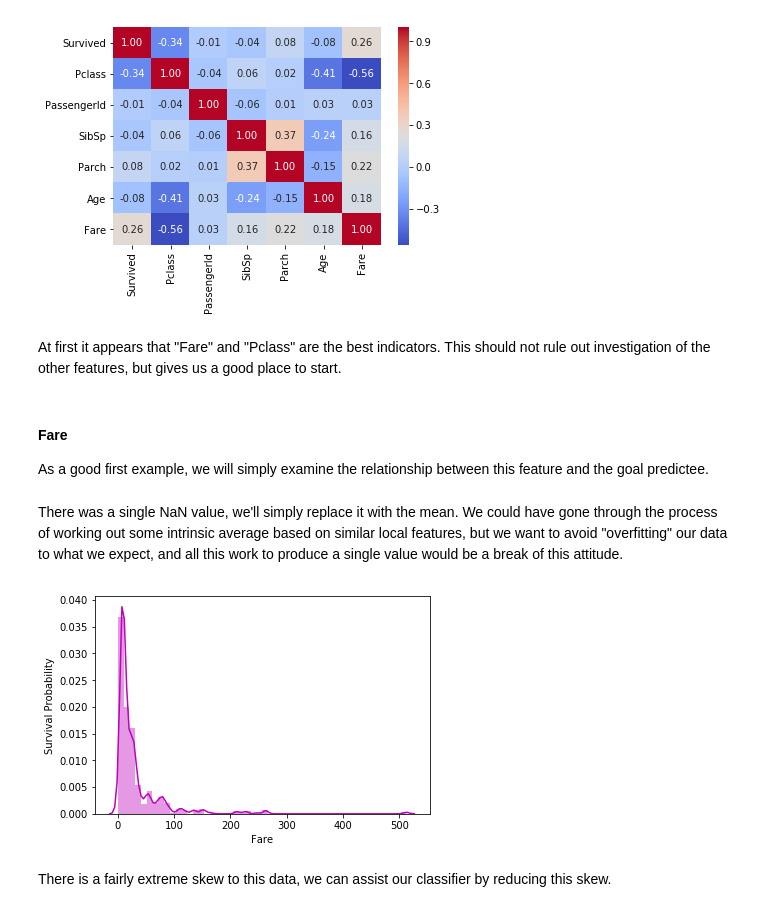
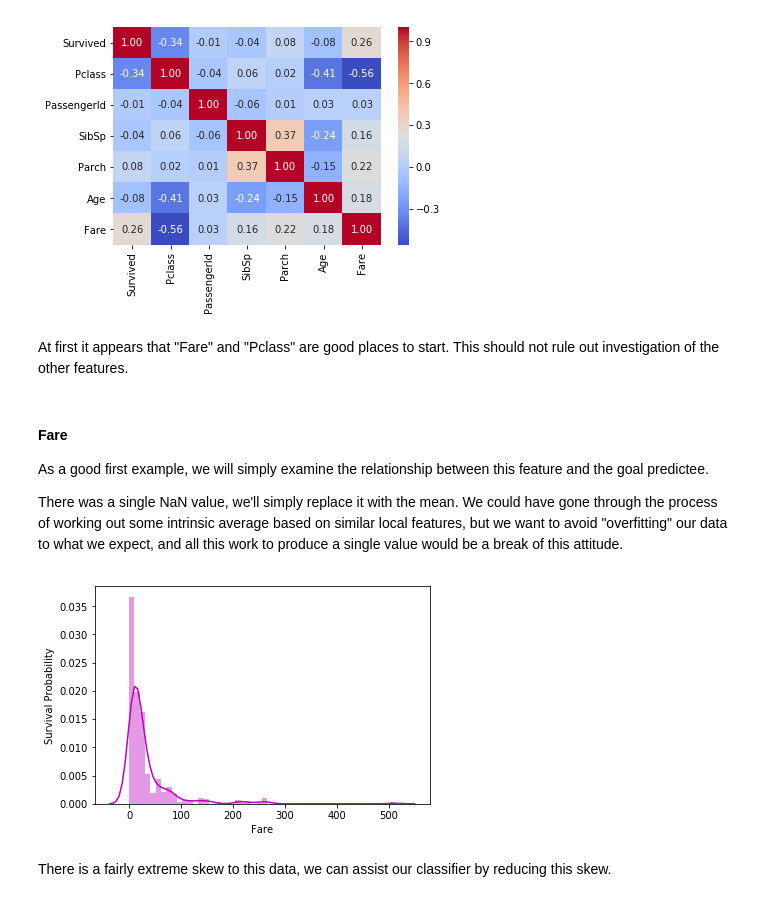
Before and after one commit to dj325/titanic_ensemble, a Jupyter notebook: titanic_reg.ipynb, the cells around one changed output. Drawn from its saved outputs; the diff is of its cells as text; code cells hidden in the pictures.

```diff
--- a/titanic_reg.ipynb
+++ b/titanic_reg.ipynb
@@ -82,7 +86,7 @@ We finally also take a quick look at the format of the data itself, in order to
 ### Fill in missing values
 For completeness, we fill all NaN values with `np.nan`
 # %%
-df_raw = df_raw.fillna(np.nan)
+df = df_raw.fillna(np.nan).copy()
 # %% [markdown]
 ## Data Analysis
 Before we begin any feature engineering, we begin by doing some basic analysis of the data as handed to us.
@@ -101,19 +105,19 @@ g = sns.heatmap(df_raw[["Survived","Pclass","PassengerId","SibSp","Parch","Age",
 # %% [output]
 [figure]
 # %% [markdown]
-At first it appears that "Fare" and "Pclass" are the best indicators. This should not rule out investigation of the other features, but gives us a good place to start.
+At first it appears that "Fare" and "Pclass" are good places to start. This should not rule out investigation of the other features.
-# %% [markdown]
-#### Fare
-As a good first example, we will simply examine the relationship between this feature and the goal predictee.
 # %% [markdown]
+#### Fare
+As a good first example, we will simply examine the relationship between this feature and the goal predictee.
+
 There was a single NaN value, we'll simply replace it with the mean. We could have gone through the process of working out some intrinsic average based on similar local features, but we want to avoid "overfitting" our data to what we expect, and all this work to produce a single value would be a break of this attitude.
 # %%
-df_raw.Fare = df_raw.Fare.fillna(df_raw.Fare.mean())
+df.Fare = df.Fare.fillna(df.Fare.mean())
 # %%
-g = sns.distplot(df_raw_train["Fare"], color="m")
+g = sns.distplot(df["Fare"], color="m")
 g.set(ylabel="Survival Probability");
 # %% [output]
-[figure, old version]
+[figure, new version]
 # %% [markdown]
 
 There is a fairly extreme skew to this data, we can assist our classifier by reducing this skew.
```
Also changed, not shown: parts of 55 cells of this notebook, 2 other files.
